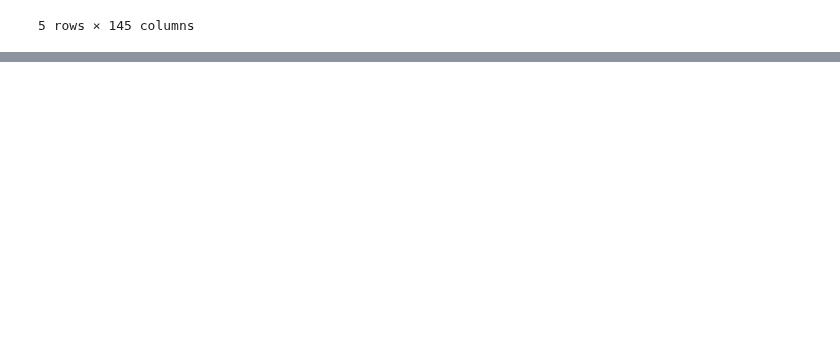
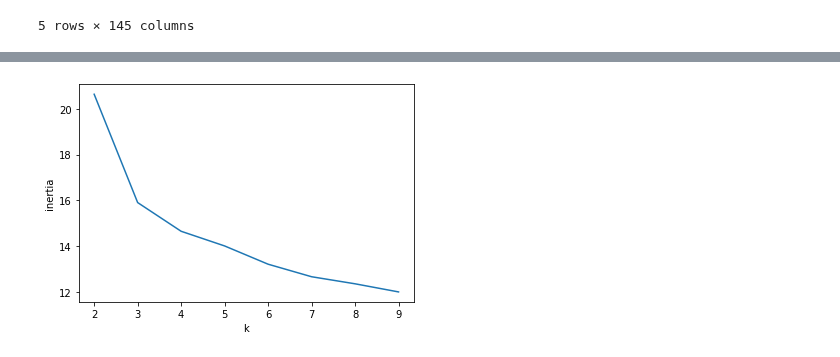
Before and after one commit to mini3713/mini3713, a Jupyter notebook: occupancy/clustering_by_age,_month.ipynb, the cells around one changed output, grey strips where cells are left out. Cells and saved outputs as stored; diff of their text form; code cells hidden in the pictures; blank space fills up the shorter version.

```diff
--- a/occupancy/clustering_by_age,_month.ipynb
+++ b/occupancy/clustering_by_age,_month.ipynb
@@ -184,0 +203,8 @@ plt.show()
+# %%
+df_w = pd.read_csv('/content/2019_시간대_전체_20221226_91579.csv', encoding = 'cp949')
+# %%
+t2 = pd.concat([df_w, df], axis=1)
+t2 = t2.drop(['Unnamed: 0'], axis=1)
+# %%
+t2r = t2[t2['경제활동상태코드'] == 1]
+t2r
@@ -184,0 +225,3 @@ plt.show()
+# %%
+x_t2 = t2r.iloc[:,5:]
+x_t2
@@ -184,0 +242,14 @@ plt.show()
+# %%
+inertia = []
+
+for k in range(2, 10):
+  km = TimeSeriesKMeans(n_clusters=k, random_state=42, metric="euclidean", max_iter=2)
+  km.fit(x_t2)
+  inertia.append(km.inertia_)
+
+plt.plot(range(2, 10), inertia)
+plt.xlabel('k')
+plt.ylabel('inertia')
+plt.show()
+# %% [output]
+[figure, added]
```
Also changed, not shown: parts of 21 cells of this notebook.
